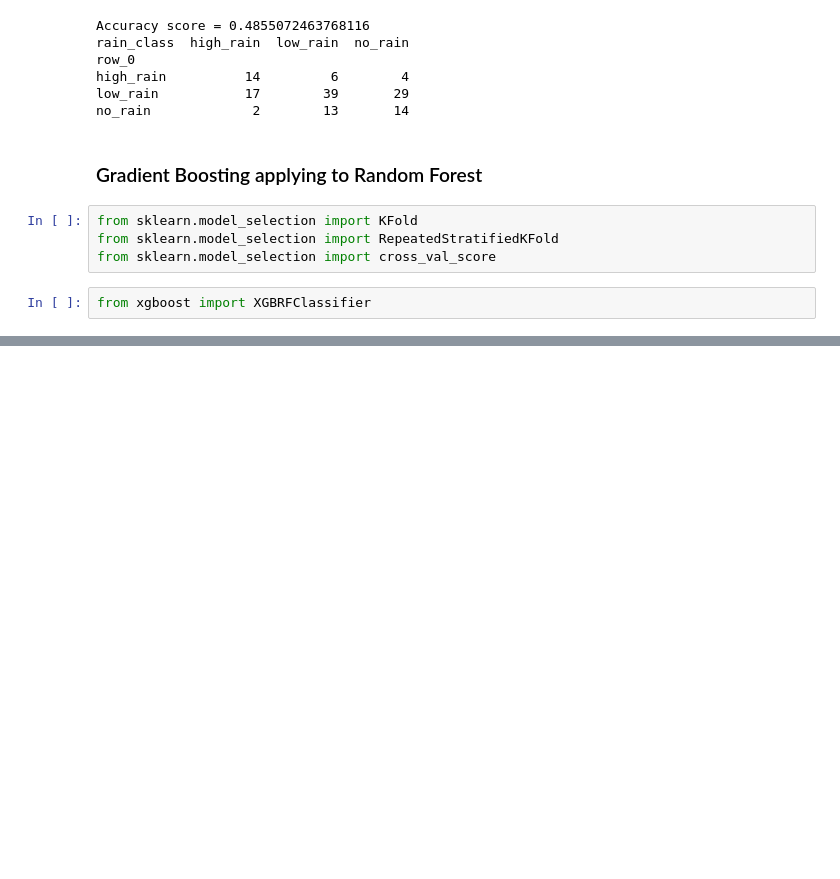
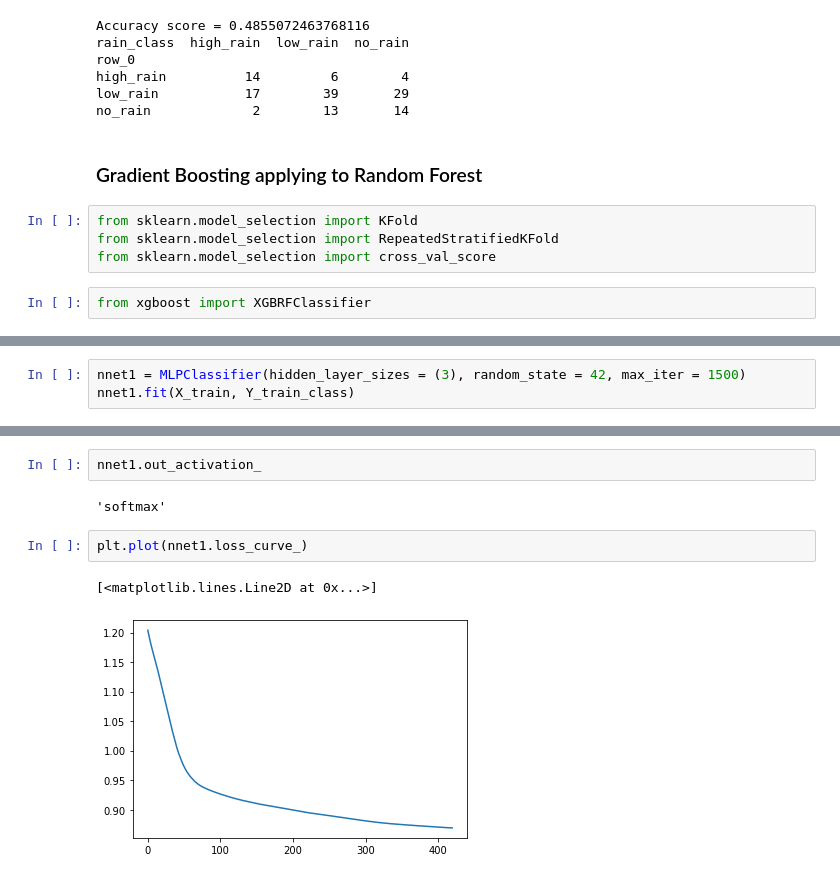
Before and after one commit to NguyenHai7120/4A-MachineLearning-Project, a Jupyter notebook: Classification_python.ipynb, the cells around one changed output, grey strips where cells are left out. Saved outputs shown, nothing was run; the diff lists cells and outputs as text; blank space fills up the shorter version.

```diff
--- a/Classification_python.ipynb
+++ b/Classification_python.ipynb
@@ -189,0 +231,3 @@ print('Mean Accuracy: %.3f (%.3f)' % (mean(n_scores), std(n_scores)))
+# %%
+nnet1 = MLPClassifier(hidden_layer_sizes = (3), random_state = 42, max_iter = 1500)
+nnet1.fit(X_train, Y_train_class)
@@ -189,0 +243,9 @@ print('Mean Accuracy: %.3f (%.3f)' % (mean(n_scores), std(n_scores)))
+# %%
+nnet1.out_activation_
+# %% [output]
+'softmax'
+# %%
+plt.plot(nnet1.loss_curve_)
+# %% [output]
+[<matplotlib.lines.Line2D at 0x...>]
+[figure, added]
```
Also changed, not shown: parts of 25 cells of this notebook.
